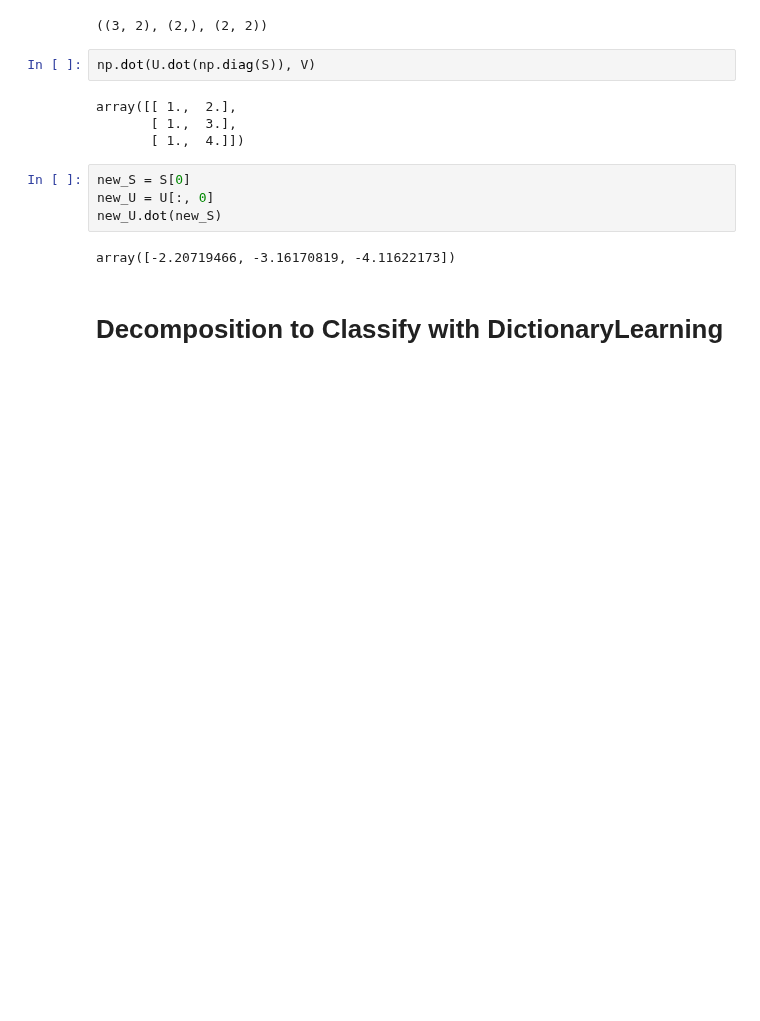
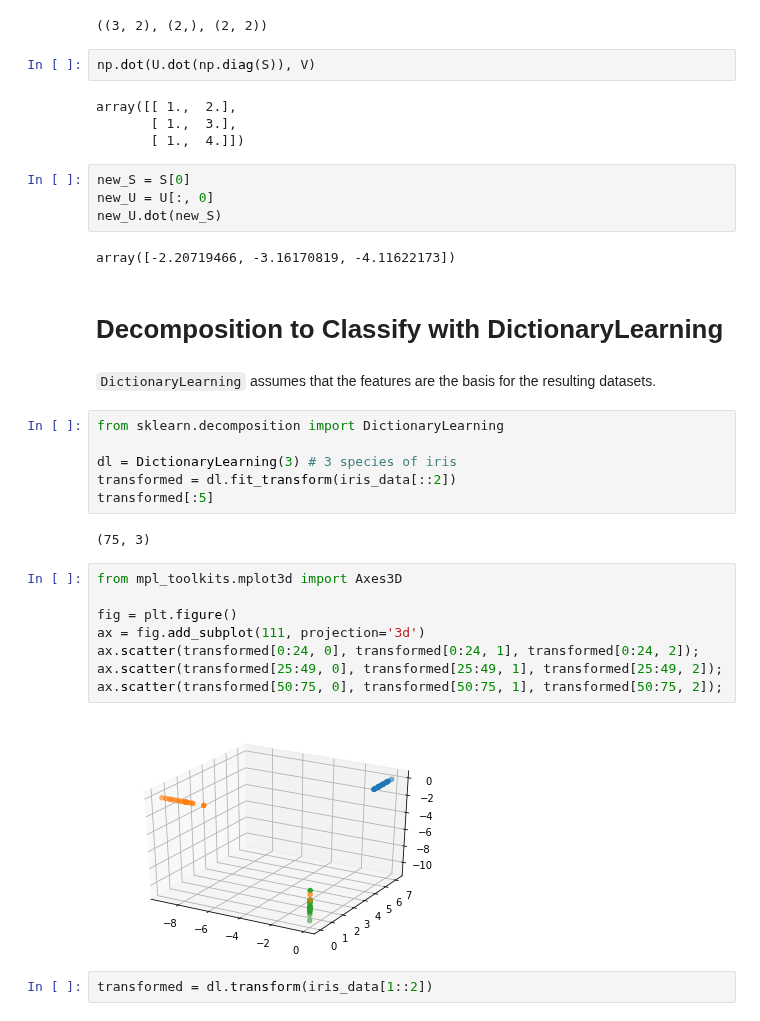
Before and after one commit to rvernagus/data-science-notebooks, a Jupyter notebook: scikit-learn/Preparing Data.ipynb, the cells around one changed output. Drawn from its saved outputs; the diff is of its cells as text; blank space fills up the shorter version.

Commit message:
Add DictionaryLearning section to Preparing Data

```diff
--- a/scikit-learn/Preparing Data.ipynb
+++ b/scikit-learn/Preparing Data.ipynb
@@ -531,3 +533,25 @@ new_U.dot(new_S)
 array([-2.20719466, -3.16170819, -4.11622173])
 # %% [markdown]
 # Decomposition to Classify with DictionaryLearning
+# %% [markdown]
+`DictionaryLearning` assumes that the features are the basis for the resulting datasets.
+# %%
+from sklearn.decomposition import DictionaryLearning
+
+dl = DictionaryLearning(3) # 3 species of iris
+transformed = dl.fit_transform(iris_data[::2])
+transformed[:5]
+# %% [output]
+(75, 3)
+# %%
+from mpl_toolkits.mplot3d import Axes3D
+
+fig = plt.figure()
+ax = fig.add_subplot(111, projection='3d')
+ax.scatter(transformed[0:24, 0], transformed[0:24, 1], transformed[0:24, 2]);
+ax.scatter(transformed[25:49, 0], transformed[25:49, 1], transformed[25:49, 2]);
+ax.scatter(transformed[50:75, 0], transformed[50:75, 1], transformed[50:75, 2]);
+# %% [output]
+[figure, added]
+# %%
+transformed = dl.transform(iris_data[1::2])
```
Also changed, not shown: parts of 3 cells of this notebook.
